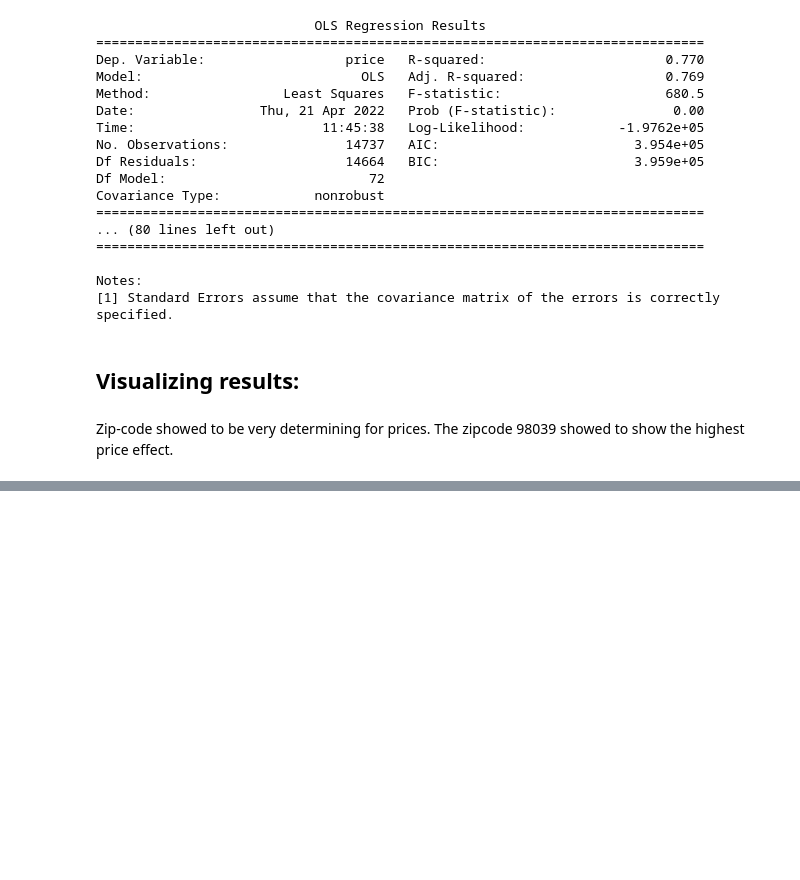
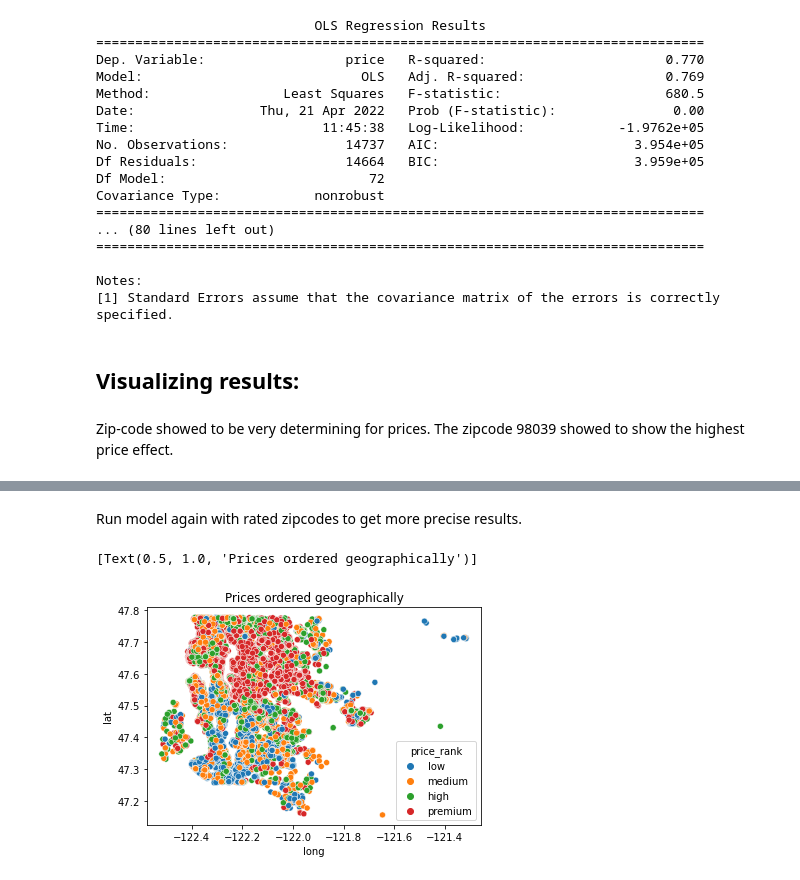
Before and after one commit to CrisQueCris/Houseprices, a Jupyter notebook: Modeling_Project/FinalJupyter.ipynb, the cells around one changed output, grey strips where cells are left out. Cells and saved outputs as stored; diff of their text form; code cells hidden in the pictures; blank space fills up the shorter version.

```diff
--- a/Modeling_Project/FinalJupyter.ipynb
+++ b/Modeling_Project/FinalJupyter.ipynb
@@ -909,0 +910,9 @@ sns.scatterplot(data=df_result, x='long', y='lat', hue='zip_rank').set(title= 'Z
+# %% [markdown]
+Run model again with rated zipcodes to get more precise results.
+# %%
+hp_df_org['price_rank'] = pd.qcut(hp_df_org['price'], q=4, labels=["low", "medium", "high", "premium"])
+# %%
+sns.scatterplot(data=hp_df_org, x='long', y='lat', hue='price_rank').set(title= 'Prices ordered geographically')
+# %% [output]
+[Text(0.5, 1.0, 'Prices ordered geographically')]
+[figure, added]
```
Also changed, not shown: parts of 51 cells of this notebook, 5 other files.
